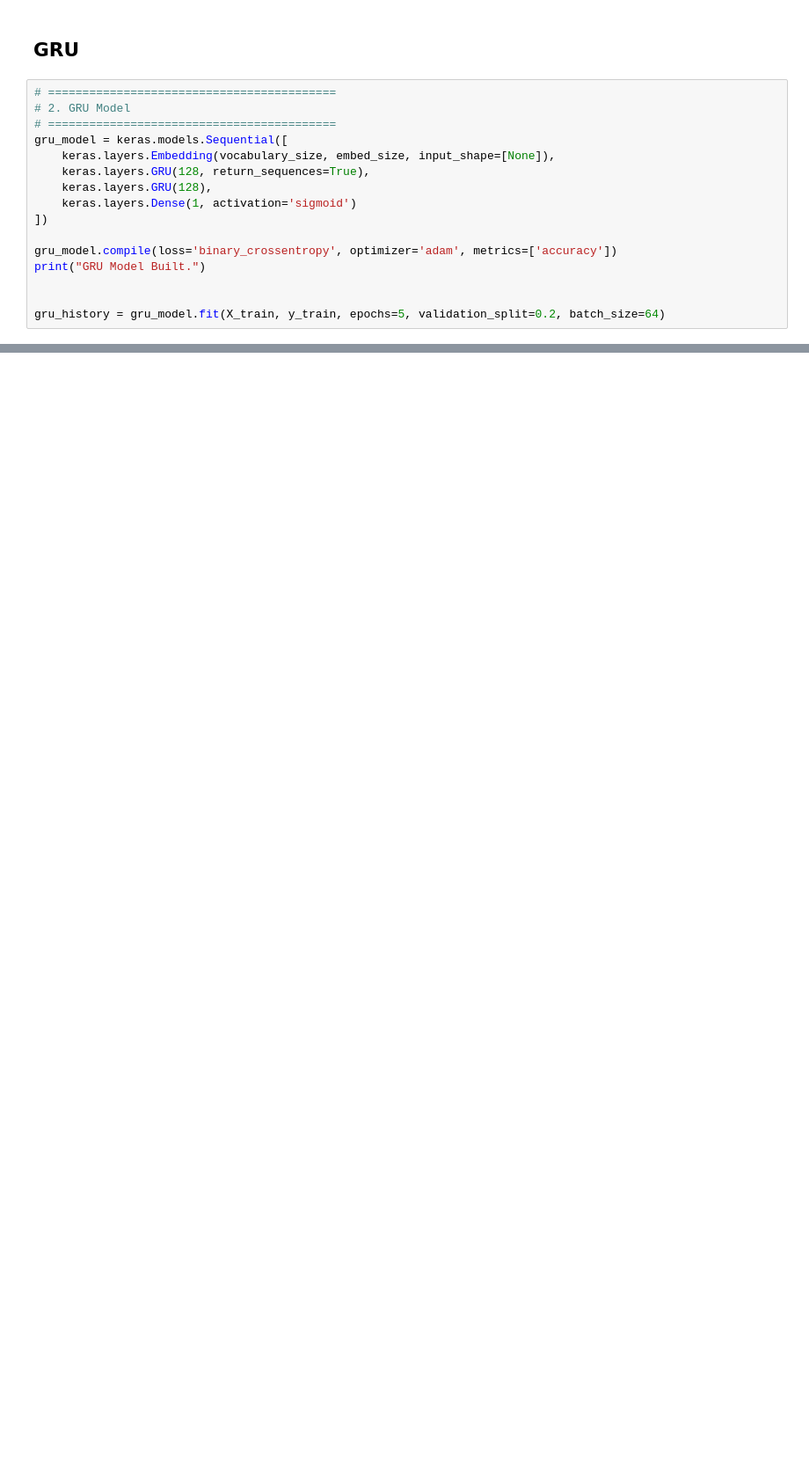
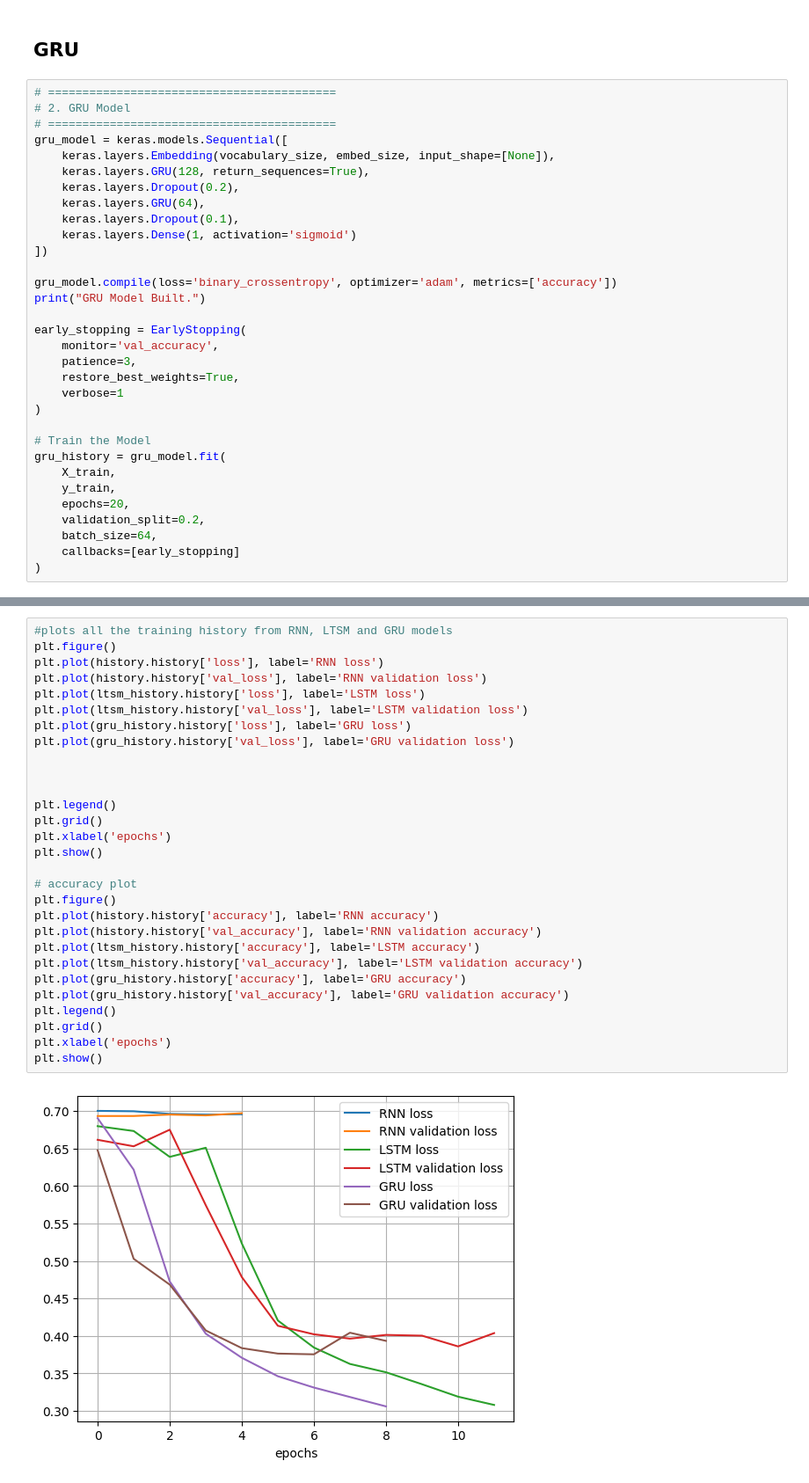
Before and after one commit to j-sikula/MPA-MLF, a Jupyter notebook: cv8_RNN/Ex_08.ipynb, the cells around one changed output, grey strips where cells are left out. Shown at 88% size. Drawn from its saved outputs; the diff is of its cells as text; blank space fills up the shorter version.

```diff
--- a/cv8_RNN/Ex_08.ipynb
+++ b/cv8_RNN/Ex_08.ipynb
@@ -334,14 +333,30 @@ Test accuracy: 83.08%
 gru_model = keras.models.Sequential([
     keras.layers.Embedding(vocabulary_size, embed_size, input_shape=[None]),
     keras.layers.GRU(128, return_sequences=True),
-    keras.layers.GRU(128),
+    keras.layers.Dropout(0.2),
+    keras.layers.GRU(64),
+    keras.layers.Dropout(0.1),
     keras.layers.Dense(1, activation='sigmoid')
 ])
 
 gru_model.compile(loss='binary_crossentropy', optimizer='adam', metrics=['accuracy'])
 print("GRU Model Built.")
 
+early_stopping = EarlyStopping(
+    monitor='val_accuracy',
+    patience=3,
+    restore_best_weights=True,
+    verbose=1
+)
 
-gru_history = gru_model.fit(X_train, y_train, epochs=5, validation_split=0.2, batch_size=64)
+# Train the Model
+gru_history = gru_model.fit(
+    X_train,
+    y_train,
+    epochs=20,
+    validation_split=0.2,
+    batch_size=64,
+    callbacks=[early_stopping]
+)
 # %% [output]
 GRU Model Built.
@@ -364,0 +390,31 @@ Test accuracy: 80.55%
+# %%
+#plots all the training history from RNN, LTSM and GRU models
+plt.figure()
+plt.plot(history.history['loss'], label='RNN loss')
+plt.plot(history.history['val_loss'], label='RNN validation loss')
+plt.plot(ltsm_history.history['loss'], label='LSTM loss')
+plt.plot(ltsm_history.history['val_loss'], label='LSTM validation loss')
+plt.plot(gru_history.history['loss'], label='GRU loss')
+plt.plot(gru_history.history['val_loss'], label='GRU validation loss')
+
+
+
+plt.legend()
+plt.grid()
+plt.xlabel('epochs')
+plt.show()
+
+# accuracy plot
+plt.figure()
+plt.plot(history.history['accuracy'], label='RNN accuracy')
+plt.plot(history.history['val_accuracy'], label='RNN validation accuracy')
+plt.plot(ltsm_history.history['accuracy'], label='LSTM accuracy')
+plt.plot(ltsm_history.history['val_accuracy'], label='LSTM validation accuracy')
+plt.plot(gru_history.history['accuracy'], label='GRU accuracy')
+plt.plot(gru_history.history['val_accuracy'], label='GRU validation accuracy')
+plt.legend()
+plt.grid()
+plt.xlabel('epochs')
+plt.show()
+# %% [output]
+[figure, added]
```
Also changed, not shown: parts of 7 cells of this notebook.
